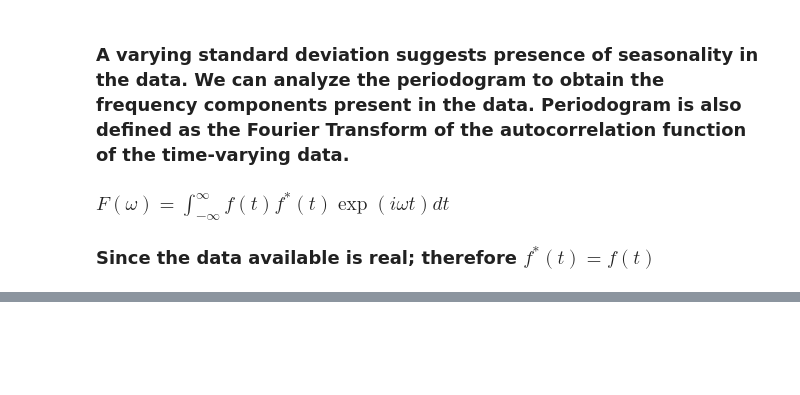
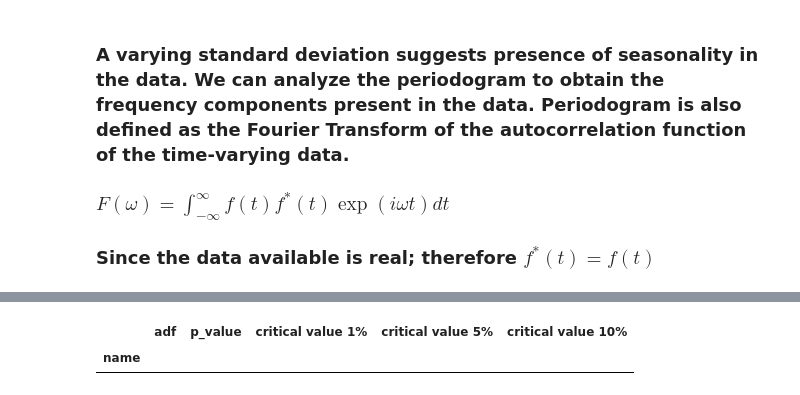
Before and after one commit to joshi-vipul/maharashtra_mandi, a Jupyter notebook: time_series_analysis_mandi.ipynb, the cells around one changed output, grey strips where cells are left out. Saved outputs shown, nothing was run; the diff lists cells and outputs as text; code cells hidden in the pictures; blank space fills up the shorter version.

```diff
--- a/time_series_analysis_mandi.ipynb
+++ b/time_series_analysis_mandi.ipynb
@@ -238,0 +273,5 @@ Text(0, 0.5, 'PSD (dB)')
+# %%
+on_monthly_averaged[on_monthly_averaged['adf']>on_monthly_averaged['critical value 1%']]
+# %% [output]
+|  | adf | p_value | critical value 1% | critical value 5% | critical value 10% |
+| name |  |  |  |  |  |
```
Also changed, not shown: parts of 28 cells of this notebook.
